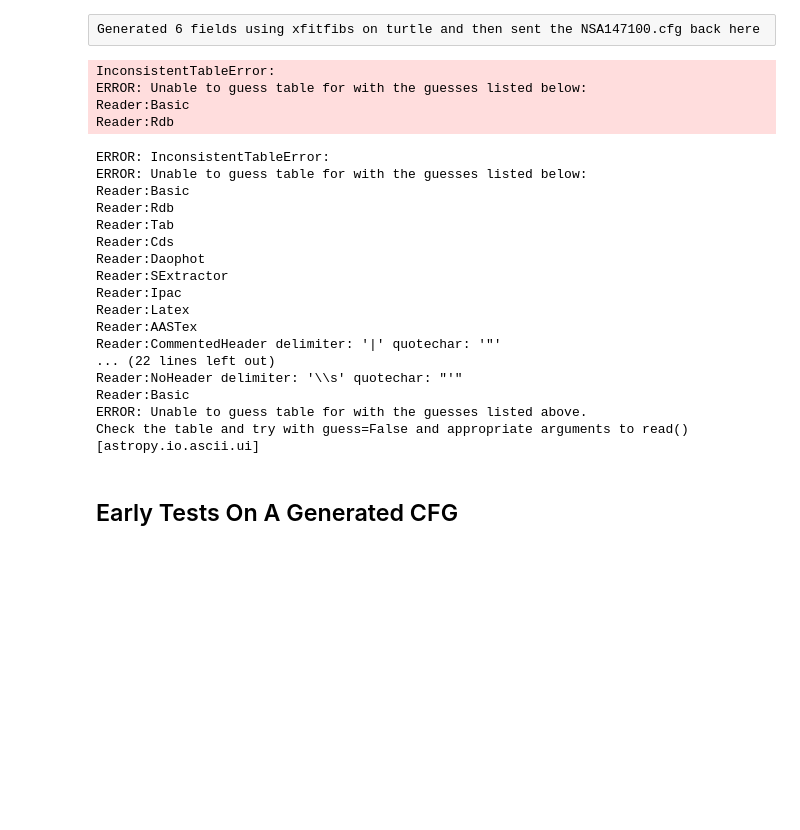
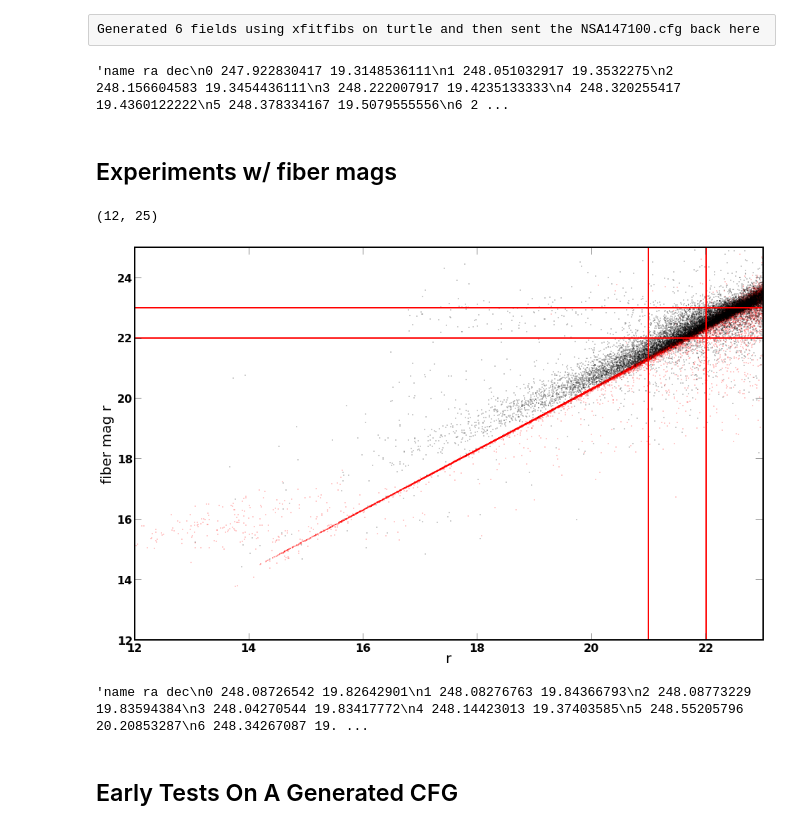
Before and after one commit to sagasurvey/erik, a Jupyter notebook: 2013Apr-MMTHecto.ipynb, the cells around one changed output. Drawn from its saved outputs; the diff is of its cells as text; code cells hidden in the pictures; blank space fills up the shorter version.

```diff
--- a/2013Apr-MMTHecto.ipynb
+++ b/2013Apr-MMTHecto.ipynb
@@ -136,29 +147,43 @@ targeting.sampled_imagelist(tabm['ra'],tabm['dec'],names=tabm['object'],n=200);
 # %% [raw]
 Generated 6 fields using xfitfibs on turtle and then sent the NSA147100.cfg back here
-# %%
-cfg = ascii.read('mmthecto/NSA147100.cfg')
-# %% [output]
-InconsistentTableError:
-ERROR: Unable to guess table for with the guesses listed below:
-Reader:Basic
-Reader:Rdb
-ERROR: InconsistentTableError:
-ERROR: Unable to guess table for with the guesses listed below:
-Reader:Basic
-Reader:Rdb
-Reader:Tab
-Reader:Cds
-Reader:Daophot
-Reader:SExtractor
-Reader:Ipac
-Reader:Latex
-Reader:AASTex
-Reader:CommentedHeader delimiter: '|' quotechar: '"'
-... (22 lines left out)
-Reader:NoHeader delimiter: '\\s' quotechar: "'"
-Reader:Basic
-ERROR: Unable to guess table for with the guesses listed above.
-Check the table and try with guess=False and appropriate arguments to read() [astropy.io.ascii.ui]
+# %%
+reload(mmthecto)
+#cfg = ascii.read('mmthecto/NSA147100.cfg')
+coords, targets,ranks, fields = mmthecto.parse_cfg_file('mmthecto/NSA147100.cfg')
+targeting.sampled_imagelist([c.ra.degrees for c in coords[ranks==0]],[c.dec.degrees for c in coords[ranks==0]], n=250);
+# %% [output]
+'name ra dec\n0 247.922830417 19.3148536111\n1 248.051032917 19.3532275\n2 248.156604583 19.3454436111\n3 248.222007917 19.4235133333\n4 248.320255417 19.4360122222\n5 248.378334167 19.5079555556\n6 2 ...
+# %% [markdown]
+## Experiments w/ fiber mags
+# %%
+cat=bestoption.get_sdss_catalog()
+galmsk = cat['type']==3
+gcat = cat[galmsk]
+scat = cat[~galmsk]
+figure(figsize=(16,10))
+#plot([0,30],[0,30],'g-',lw=1)
+#plot([0,30],[0+.35,30+.35],'b-',lw=1)
+#plot([0,30],[0+.83,30+.83],'m-',lw=1)
+plot(scat['r'],scat['fibermag_r'],'.r',alpha=.8,ms=1)
+plot(gcat['r'],gcat['fibermag_r'],'.k',alpha=.8,ms=1)
+xlabel('r')
+ylabel('fiber mag r')
+axhline(22,color='r')
+axvline(21,color='r')
+axhline(23,color='r')
+axvline(22,color='r')
+xlim(12,23)
+ylim(12,25)
+# %% [output]
+(12, 25)
+[figure, added]
+# %%
+#selects bright"galaxies" that are rejected by fibermag limit
+msk = (gcat['r']<16)&(gcat['fibermag_r']<17)
+catm=gcat[msk]
+targeting.sampled_imagelist(catm['ra'],catm['dec'],n=100)
+# %% [output]
+'name ra dec\n0 248.08726542 19.82642901\n1 248.08276763 19.84366793\n2 248.08773229 19.83594384\n3 248.04270544 19.83417772\n4 248.14423013 19.37403585\n5 248.55205796 20.20853287\n6 248.34267087 19. ...
 # %% [markdown]
 ## Early Tests On A Generated CFG
 # %%
```
Also changed, not shown: parts of 7 cells of this notebook, 2 other files.
